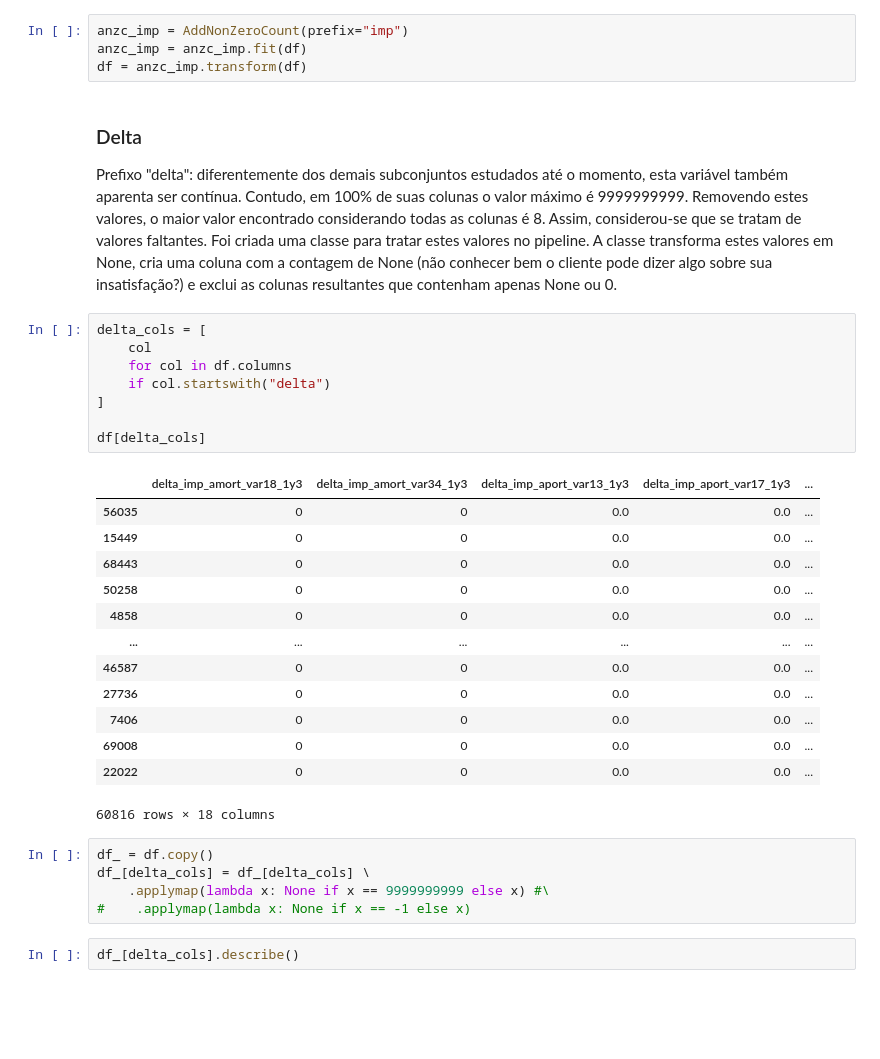
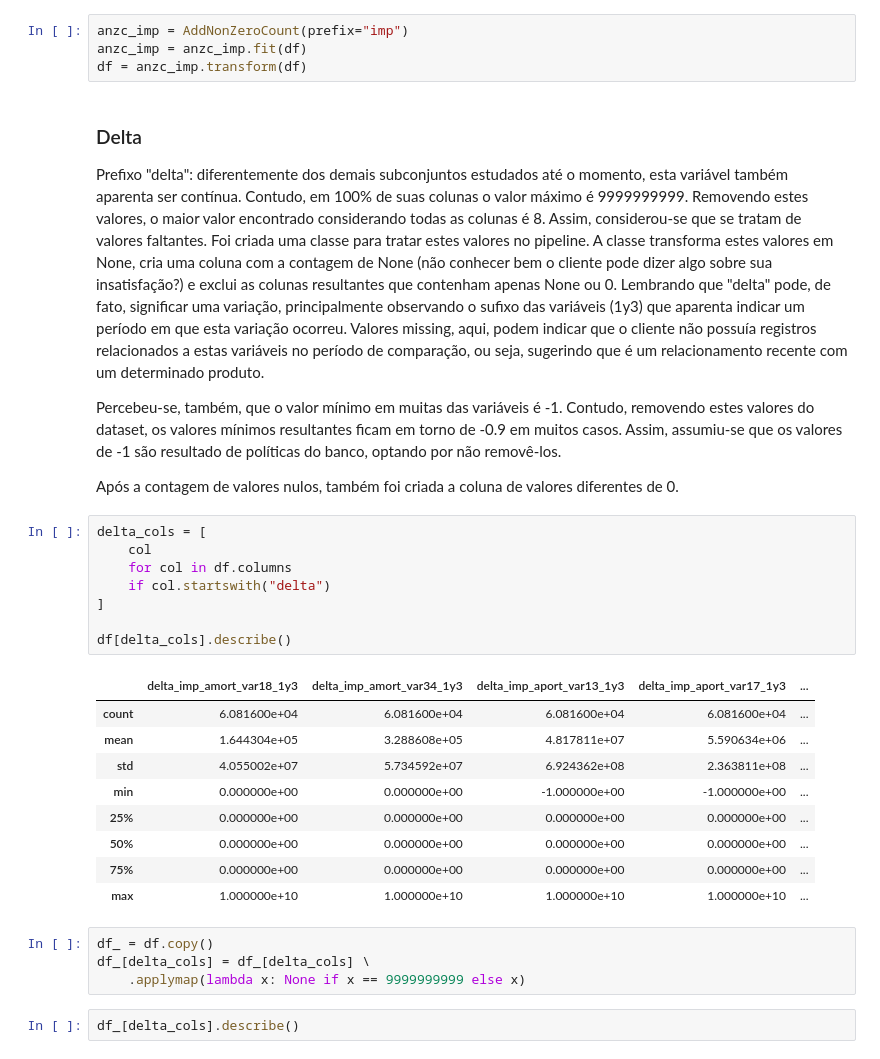
Before and after one commit to FelipeViacava/data-masters-case, a Jupyter notebook: 01-eda.ipynb, the cells around one changed output. Cells and saved outputs as stored; diff of their text form; blank space fills up the shorter version.

```diff
--- a/01-eda.ipynb
+++ b/01-eda.ipynb
@@ -242,34 +243,33 @@ df = anzc_imp.transform(df)
 # %% [markdown]
 ### Delta
 
-Prefixo "delta": diferentemente dos demais subconjuntos estudados até o momento, esta variável também aparenta ser contínua. Contudo, em 100% de suas colunas o valor máximo é 9999999999. Removendo estes valores, o maior valor encontrado considerando todas as colunas é 8. Assim, considerou-se que se tratam de valores faltantes. Foi criada uma classe para tratar estes valores no pipeline. A classe transforma estes valores em None, cria uma coluna com a contagem de None (não conhecer bem o cliente pode dizer algo sobre sua insatisfação?) e exclui as colunas resultantes que contenham apenas None ou 0.
+Prefixo "delta": diferentemente dos demais subconjuntos estudados até o momento, esta variável também aparenta ser contínua. Contudo, em 100% de suas colunas o valor máximo é 9999999999. Removendo estes valores, o maior valor encontrado considerando todas as colunas é 8. Assim, considerou-se que se tratam de valores faltantes. Foi criada uma classe para tratar estes valores no pipeline. A classe transforma estes valores em None, cria uma coluna com a contagem de None (não conhecer bem o cliente pode dizer algo sobre sua insatisfação?) e exclui as colunas resultantes que contenham apenas None ou 0. Lembrando que "delta" pode, de fato, significar uma variação, principalmente observando o sufixo das variáveis (1y3) que aparenta indicar um período em que esta variação ocorreu. Valores missing, aqui, podem indicar que o cliente não possuía registros relacionados a estas variáveis no período de comparação, ou seja, sugerindo que é um relacionamento recente com um determinado produto.
+
+Percebeu-se, também, que o valor mínimo em muitas das variáveis é -1. Contudo, removendo estes valores do dataset, os valores mínimos resultantes ficam em torno de -0.9 em muitos casos. Assim, assumiu-se que os valores de -1 são resultado de políticas do banco, optando por não removê-los.
+
+Após a contagem de valores nulos, também foi criada a coluna de valores diferentes de 0.
 # %%
 delta_cols = [
     col
     for col in df.columns
     if col.startswith("delta")
 ]
 
-df[delta_cols]
+df[delta_cols].describe()
 # %% [output]
 |  | delta_imp_amort_var18_1y3 | delta_imp_amort_var34_1y3 | delta_imp_aport_var13_1y3 | delta_imp_aport_var17_1y3 | ... |
-| 56035 | 0 | 0 | 0.0 | 0.0 | ... |
-| 15449 | 0 | 0 | 0.0 | 0.0 | ... |
-| 68443 | 0 | 0 | 0.0 | 0.0 | ... |
-| 50258 | 0 | 0 | 0.0 | 0.0 | ... |
-| 4858 | 0 | 0 | 0.0 | 0.0 | ... |
-| ... | ... | ... | ... | ... | ... |
-| 46587 | 0 | 0 | 0.0 | 0.0 | ... |
-| 27736 | 0 | 0 | 0.0 | 0.0 | ... |
-| 7406 | 0 | 0 | 0.0 | 0.0 | ... |
-| 69008 | 0 | 0 | 0.0 | 0.0 | ... |
-| 22022 | 0 | 0 | 0.0 | 0.0 | ... |
+| count | 6.081600e+04 | 6.081600e+04 | 6.081600e+04 | 6.081600e+04 | ... |
+| mean | 1.644304e+05 | 3.288608e+05 | 4.817811e+07 | 5.590634e+06 | ... |
+| std | 4.055002e+07 | 5.734592e+07 | 6.924362e+08 | 2.363811e+08 | ... |
+| min | 0.000000e+00 | 0.000000e+00 | -1.000000e+00 | -1.000000e+00 | ... |
+| 25% | 0.000000e+00 | 0.000000e+00 | 0.000000e+00 | 0.000000e+00 | ... |
+| 50% | 0.000000e+00 | 0.000000e+00 | 0.000000e+00 | 0.000000e+00 | ... |
+| 75% | 0.000000e+00 | 0.000000e+00 | 0.000000e+00 | 0.000000e+00 | ... |
+| max | 1.000000e+10 | 1.000000e+10 | 1.000000e+10 | 1.000000e+10 | ... |
-60816 rows × 18 columns
 # %%
 df_ = df.copy()
 df_[delta_cols] = df_[delta_cols] \
-    .applymap(lambda x: None if x == 9999999999 else x) #\
-#    .applymap(lambda x: None if x == -1 else x)
+    .applymap(lambda x: None if x == 9999999999 else x)
 # %%
 df_[delta_cols].describe()
 # %% [output]
```
Also changed, not shown: parts of 9 cells of this notebook, 1 other file.
